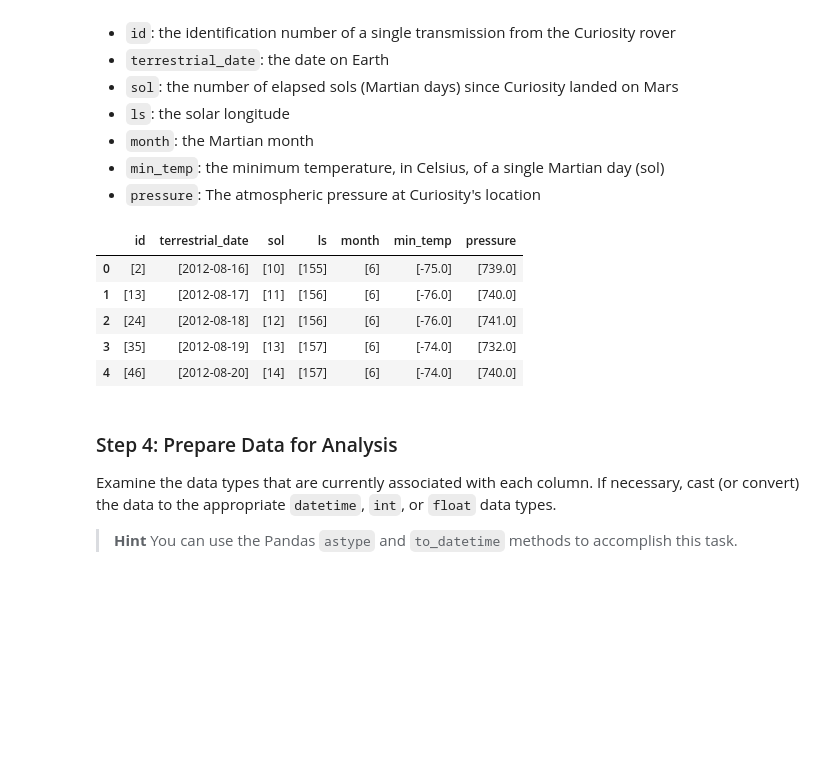
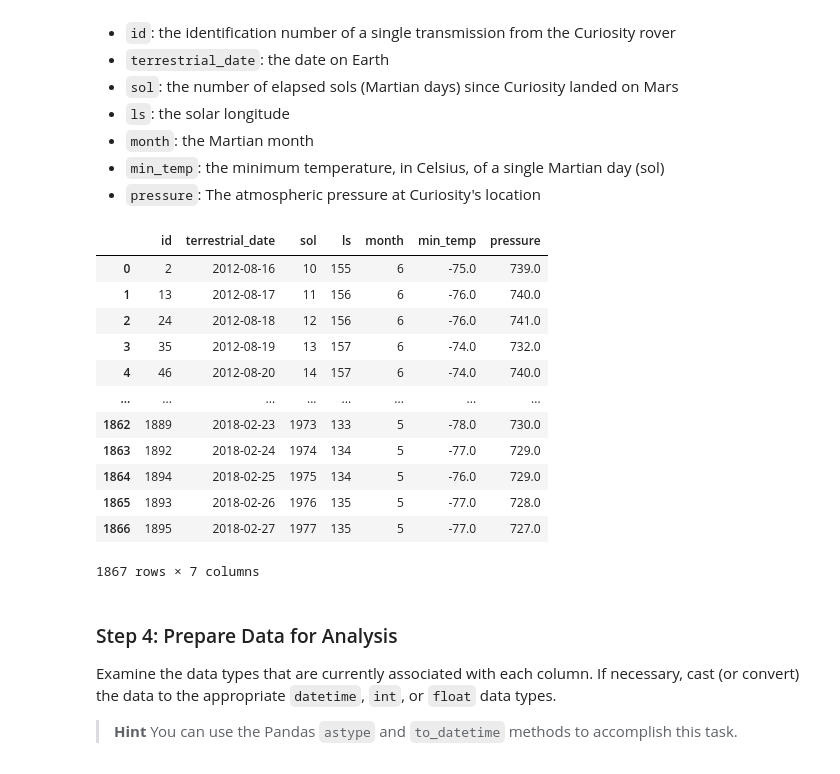
Before and after one commit to rileyunverferth/Mars-Weather-Analysis, a Jupyter notebook: mars/part_2_mars_weather.ipynb, the cells around one changed output. Drawn from its saved outputs; the diff is of its cells as text; code cells hidden in the pictures; blank space fills up the shorter version.

```diff
--- a/mars/part_2_mars_weather.ipynb
+++ b/mars/part_2_mars_weather.ipynb
@@ -53,25 +53,34 @@ complete_data = []
 rows = all_rows.find_all('tr', class_="data-row")
 for row in rows:
     data_row = row.find_all('td')
+    data_row_2 = []
 
     for td in data_row:
         td = td.text
+        data_row_2.append(td)
 
-    complete_data.append(data_row)
+    complete_data.append(data_row_2)
 # %%
 # Create a Pandas DataFrame by using the list of rows and a list of the column names
 df = pd.DataFrame(complete_data)
 df.columns=['id', 'terrestrial_date', 'sol', 'ls', 'month', 'min_temp', 'pressure']
 # %%
 # Confirm DataFrame was created successfully
-df.head()
+df
 # %% [output]
 |  | id | terrestrial_date | sol | ls | month | min_temp | pressure |
-| 0 | [2] | [2012-08-16] | [10] | [155] | [6] | [-75.0] | [739.0] |
-| 1 | [13] | [2012-08-17] | [11] | [156] | [6] | [-76.0] | [740.0] |
-| 2 | [24] | [2012-08-18] | [12] | [156] | [6] | [-76.0] | [741.0] |
-| 3 | [35] | [2012-08-19] | [13] | [157] | [6] | [-74.0] | [732.0] |
-| 4 | [46] | [2012-08-20] | [14] | [157] | [6] | [-74.0] | [740.0] |
+| 0 | 2 | 2012-08-16 | 10 | 155 | 6 | -75.0 | 739.0 |
+| 1 | 13 | 2012-08-17 | 11 | 156 | 6 | -76.0 | 740.0 |
+| 2 | 24 | 2012-08-18 | 12 | 156 | 6 | -76.0 | 741.0 |
+| 3 | 35 | 2012-08-19 | 13 | 157 | 6 | -74.0 | 732.0 |
+| 4 | 46 | 2012-08-20 | 14 | 157 | 6 | -74.0 | 740.0 |
+| ... | ... | ... | ... | ... | ... | ... | ... |
+| 1862 | 1889 | 2018-02-23 | 1973 | 133 | 5 | -78.0 | 730.0 |
+| 1863 | 1892 | 2018-02-24 | 1974 | 134 | 5 | -77.0 | 729.0 |
+| 1864 | 1894 | 2018-02-25 | 1975 | 134 | 5 | -76.0 | 729.0 |
+| 1865 | 1893 | 2018-02-26 | 1976 | 135 | 5 | -77.0 | 728.0 |
+| 1866 | 1895 | 2018-02-27 | 1977 | 135 | 5 | -77.0 | 727.0 |
+1867 rows × 7 columns
 # %% [markdown]
 ### Step 4: Prepare Data for Analysis
 
```
Also changed, not shown: parts of 13 cells of this notebook, 1 other file.
